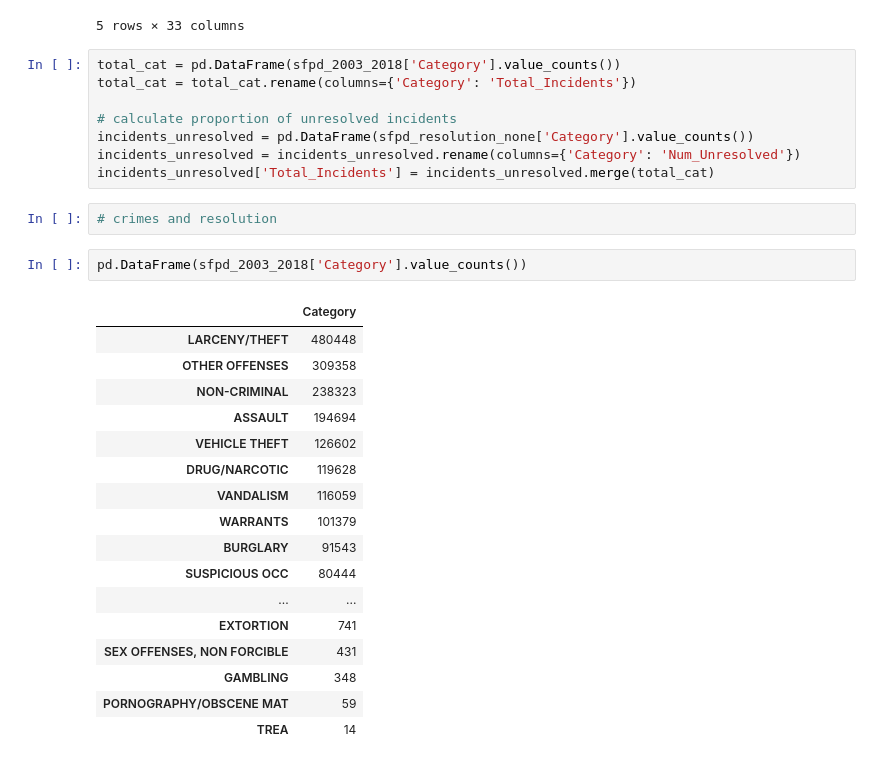
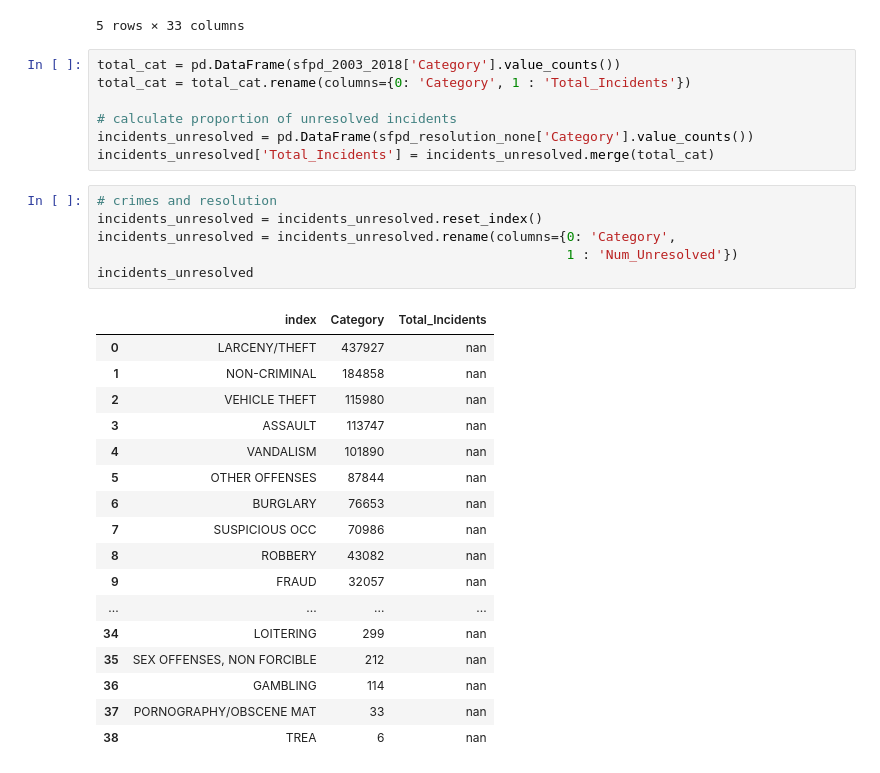
Before and after one commit to jcabiles/SF_Police_Incidents, a Jupyter notebook: Python/SFPD_Incidents_2003_to_2018.ipynb, the cells around one changed output. Saved outputs shown, nothing was run; the diff lists cells and outputs as text.

Commit message:
Rename columns

```diff
--- a/Python/SFPD_Incidents_2003_to_2018.ipynb
+++ b/Python/SFPD_Incidents_2003_to_2018.ipynb
@@ -216,31 +216,32 @@ sfpd_resolution_none.head()
 5 rows × 33 columns
 # %%
 total_cat = pd.DataFrame(sfpd_2003_2018['Category'].value_counts())
-total_cat = total_cat.rename(columns={'Category': 'Total_Incidents'})
+total_cat = total_cat.rename(columns={0: 'Category', 1 : 'Total_Incidents'})
 
 # calculate proportion of unresolved incidents
 incidents_unresolved = pd.DataFrame(sfpd_resolution_none['Category'].value_counts())
-incidents_unresolved = incidents_unresolved.rename(columns={'Category': 'Num_Unresolved'})
 incidents_unresolved['Total_Incidents'] = incidents_unresolved.merge(total_cat)
-# %%
-# crimes and resolution
-# %%
-pd.DataFrame(sfpd_2003_2018['Category'].value_counts())
-# %% [output]
-|  | Category |
-| LARCENY/THEFT | 480448 |
-| OTHER OFFENSES | 309358 |
-| NON-CRIMINAL | 238323 |
-| ASSAULT | 194694 |
-| VEHICLE THEFT | 126602 |
-| DRUG/NARCOTIC | 119628 |
-| VANDALISM | 116059 |
-| WARRANTS | 101379 |
-| BURGLARY | 91543 |
-| SUSPICIOUS OCC | 80444 |
-| ... | ... |
-| EXTORTION | 741 |
-| SEX OFFENSES, NON FORCIBLE | 431 |
-| GAMBLING | 348 |
-| PORNOGRAPHY/OBSCENE MAT | 59 |
-| TREA | 14 |
+# %%
+# crimes and resolution
+incidents_unresolved = incidents_unresolved.reset_index()
+incidents_unresolved = incidents_unresolved.rename(columns={0: 'Category',
+                                                            1 : 'Num_Unresolved'})
+incidents_unresolved
+# %% [output]
+|  | index | Category | Total_Incidents |
+| 0 | LARCENY/THEFT | 437927 | nan |
+| 1 | NON-CRIMINAL | 184858 | nan |
+| 2 | VEHICLE THEFT | 115980 | nan |
+| 3 | ASSAULT | 113747 | nan |
+| 4 | VANDALISM | 101890 | nan |
+| 5 | OTHER OFFENSES | 87844 | nan |
+| 6 | BURGLARY | 76653 | nan |
+| 7 | SUSPICIOUS OCC | 70986 | nan |
+| 8 | ROBBERY | 43082 | nan |
+| 9 | FRAUD | 32057 | nan |
+| ... | ... | ... | ... |
+| 34 | LOITERING | 299 | nan |
+| 35 | SEX OFFENSES, NON FORCIBLE | 212 | nan |
+| 36 | GAMBLING | 114 | nan |
+| 37 | PORNOGRAPHY/OBSCENE MAT | 33 | nan |
+| 38 | TREA | 6 | nan |
```
